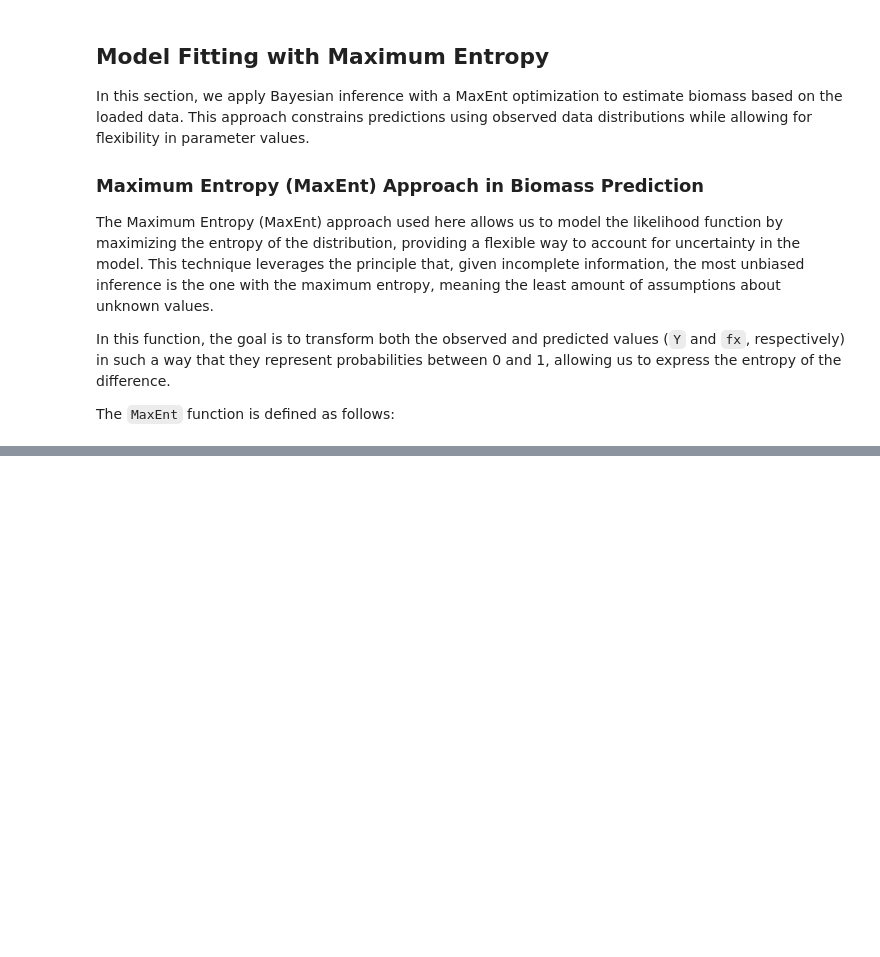
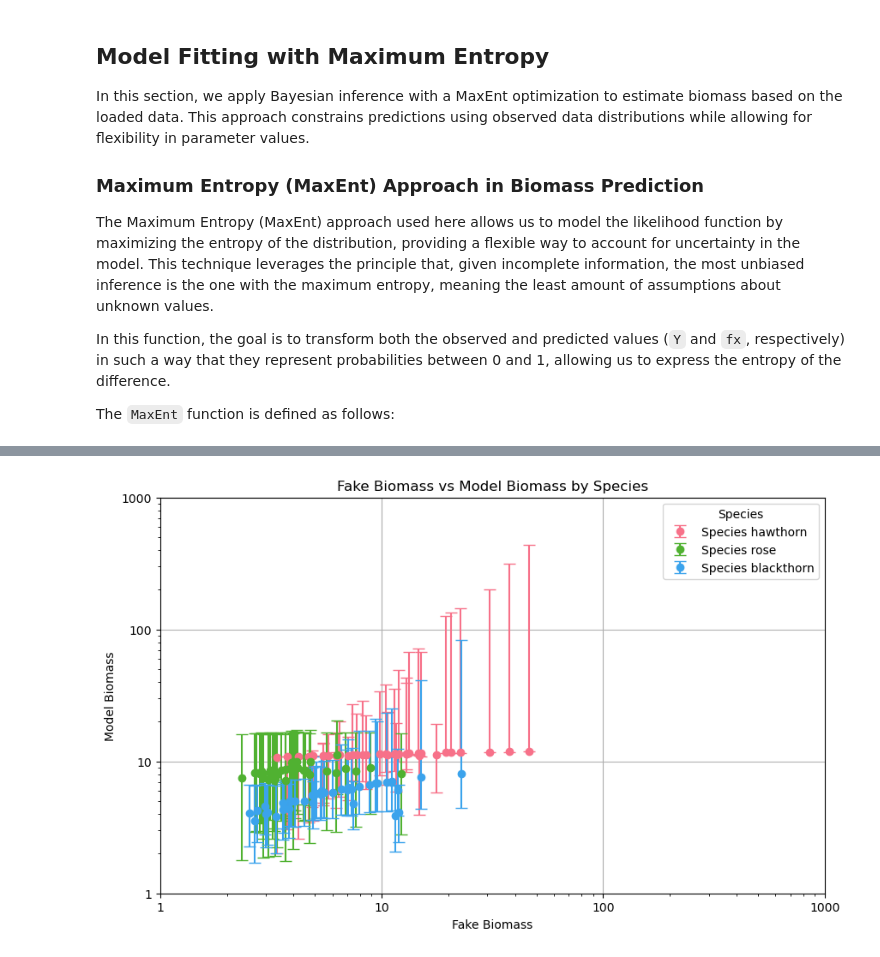
Before and after one commit to douglask3/BRAMBLE, a Jupyter notebook: development_notebook.ipynb, the cells around one changed output, grey strips where cells are left out. Cells and saved outputs as stored; diff of their text form; code cells hidden in the pictures; blank space fills up the shorter version.

```diff
--- a/development_notebook.ipynb
+++ b/development_notebook.ipynb
@@ -431,0 +473,48 @@ plt.show()
+# %%
+import matplotlib.pyplot as plt
+import seaborn as sns
+
+# Create a color palette based on the number of unique species
+species_unique = df['species'].unique()
+species_colors = sns.color_palette("husl", len(species_unique))  # 'husl' provides distinct colors
+
+plt.figure(figsize=(10, 6))
+
+# Loop over unique species to plot each with a different color
+for i, species in enumerate(species_unique):
+    species_data = df[df['species'] == species]
+    plt.errorbar(
+        species_data['Y_fake'],
+        species_data['simulation_50'],
+        yerr=[species_data['simulation_50'] - species_data['simulation_10'],
+              species_data['simulation_90'] - species_data['simulation_50']],
+        fmt='o',
+        ecolor=species_colors[i],
+        capsize=5,
+        label=f'Species {species}',
+        color=species_colors[i]
+    )
+
+# Set logarithmic scale for both axes
+plt.yscale('log')
+plt.xscale('log')
+
+# Set equal limits for both axes (you can change these values based on your data)
+max_limit = max(df['Y_fake'].max(), df['simulation_90'].max())  # Get maximum value
+plt.xlim(1, max_limit)  # Set x-axis limits
+plt.ylim(1, max_limit)  # Set y-axis limits
+
+# Set more ticks and customize them if needed
+plt.xticks(ticks=[1, 10, 100, 1000], labels=['1', '10', '100', '1000'])  # Adjust tick locations and labels
+plt.yticks(ticks=[1, 10, 100, 1000], labels=['1', '10', '100', '1000'])  # Adjust tick locations and labels
+
+# Labels and title
+plt.xlabel('Fake Biomass')
+plt.ylabel('Model Biomass')
+plt.title('Fake Biomass vs Model Biomass by Species')
+plt.legend(title='Species')
+
+plt.grid(True)  # Optionally add a grid for better readability
+plt.show()
+# %% [output]
+[figure, added]
```
Also changed, not shown: parts of 25 cells of this notebook.
